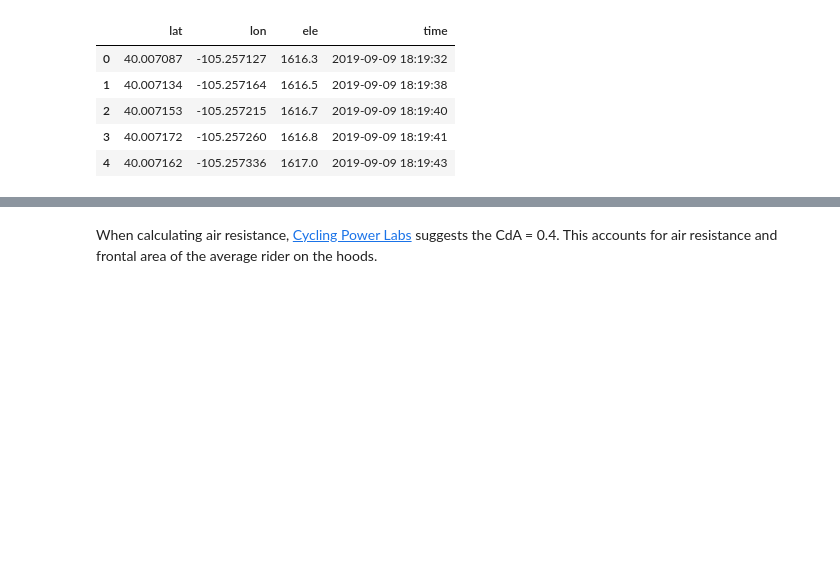
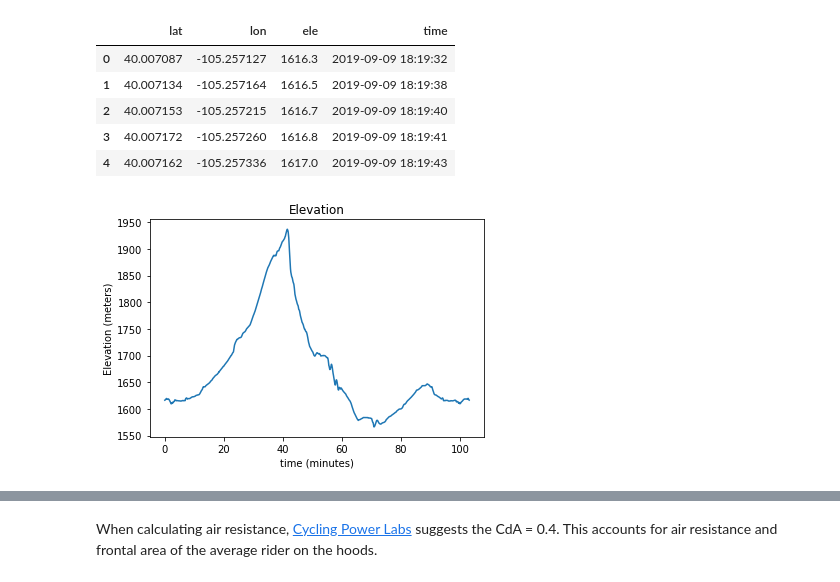
Before and after one commit to royceschultz/Cycling-Power-Calculator, a Jupyter notebook: strava.ipynb, the cells around one changed output, grey strips where cells are left out. Drawn from its saved outputs; the diff is of its cells as text; code cells hidden in the pictures; blank space fills up the shorter version.

```diff
--- a/strava.ipynb
+++ b/strava.ipynb
@@ -31,3 +27,11 @@ df.head()
 | 2 | 40.007153 | -105.257215 | 1616.7 | 2019-09-09 18:19:40 |
 | 3 | 40.007172 | -105.257260 | 1616.8 | 2019-09-09 18:19:41 |
 | 4 | 40.007162 | -105.257336 | 1617.0 | 2019-09-09 18:19:43 |
+# %%
+plt.plot((df.time-df.time[0])/np.timedelta64(1, 'm'),df.ele)
+plt.title('Elevation')
+plt.xlabel('time (minutes)')
+plt.ylabel('Elevation (meters)')
+plt.show()
+# %% [output]
+[figure, added]
```
Also changed, not shown: parts of 31 cells of this notebook.
